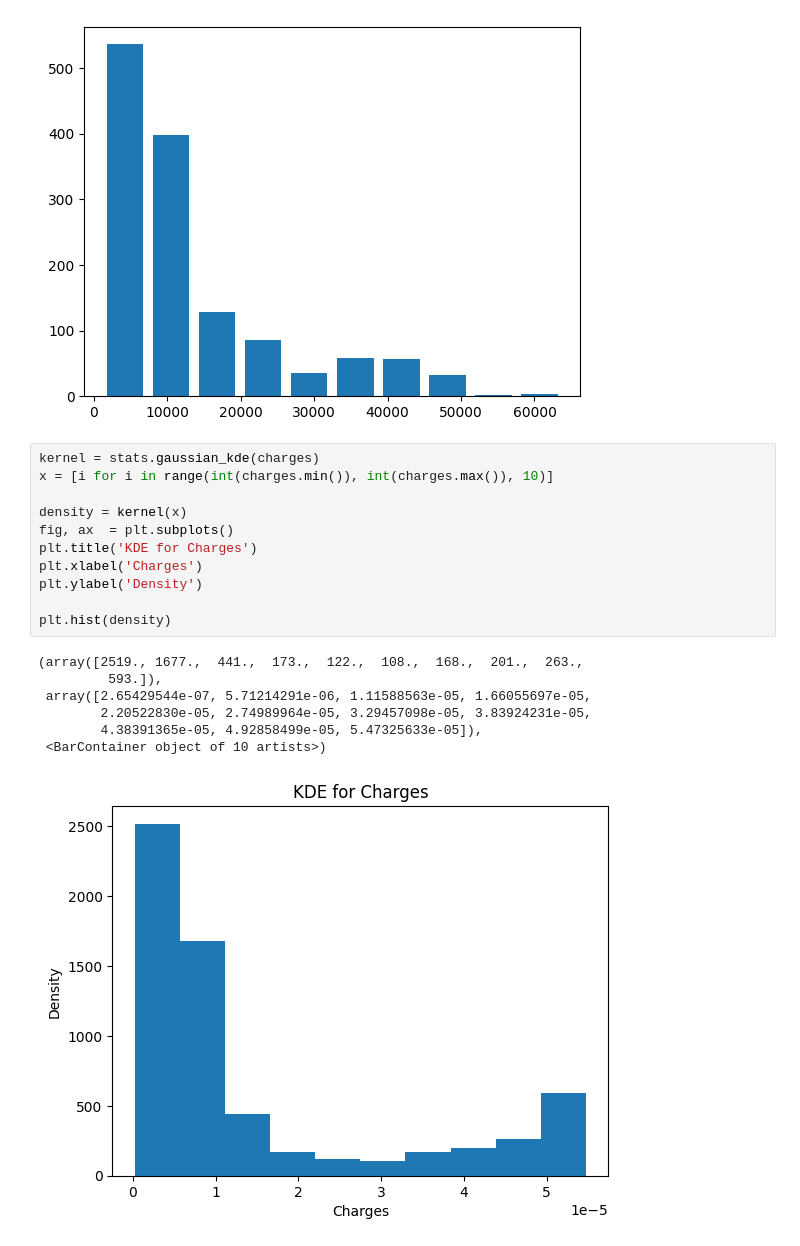
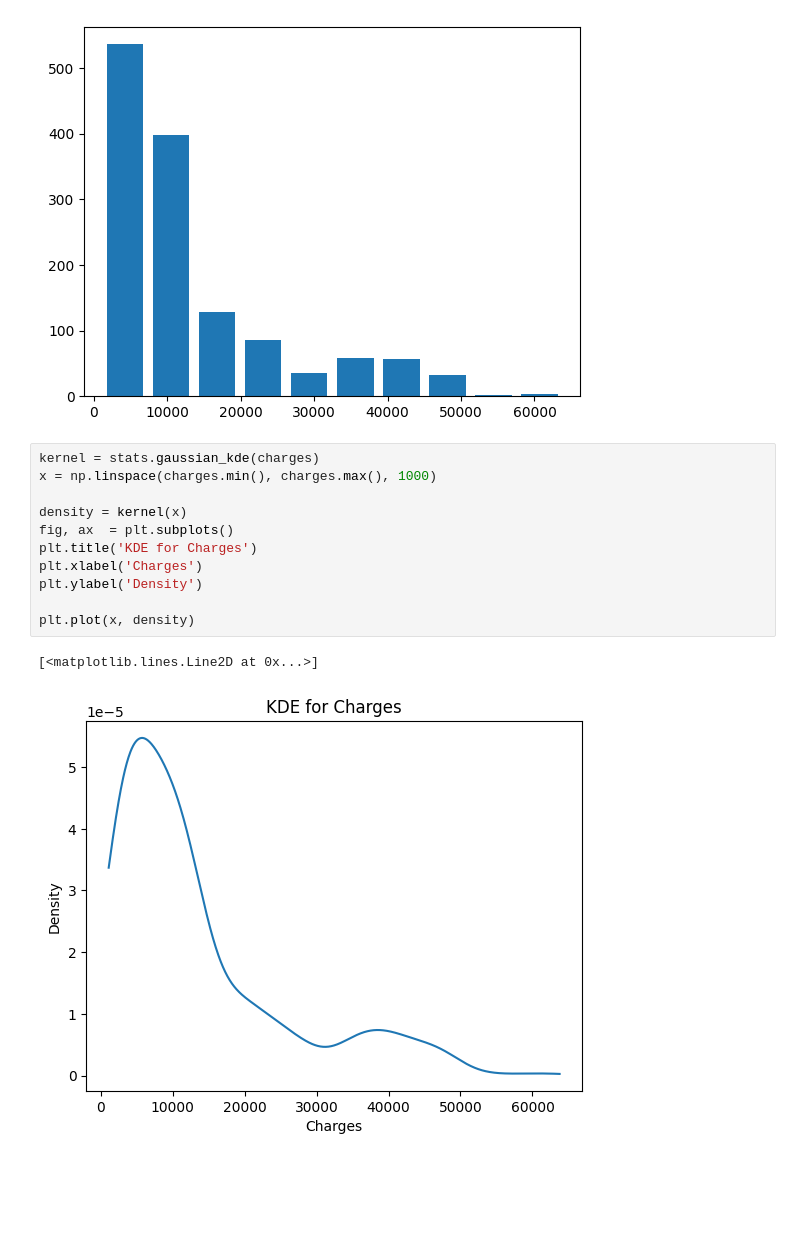
Before and after one commit to Bissapinho/Medical-costs-prediction-model, a Jupyter notebook: code/EDA.ipynb, the cells around one changed output. Saved outputs shown, nothing was run; the diff lists cells and outputs as text; blank space fills up the shorter version.

```diff
--- a/code/EDA.ipynb
+++ b/code/EDA.ipynb
@@ -28,20 +36,15 @@ plt.hist(charges, bins = 10, rwidth=0.8)
 [figure]
 # %%
 kernel = stats.gaussian_kde(charges)
-x = [i for i in range(int(charges.min()), int(charges.max()), 10)]
+x = np.linspace(charges.min(), charges.max(), 1000)
 
 density = kernel(x)
 fig, ax  = plt.subplots()
 plt.title('KDE for Charges')
 plt.xlabel('Charges')
 plt.ylabel('Density')
 
-plt.hist(density)
+plt.plot(x, density)
 # %% [output]
-(array([2519., 1677.,  441.,  173.,  122.,  108.,  168.,  201.,  263.,
-         593.]),
- array([2.65429544e-07, 5.71214291e-06, 1.11588563e-05, 1.66055697e-05,
-        2.20522830e-05, 2.74989964e-05, 3.29457098e-05, 3.83924231e-05,
-        4.38391365e-05, 4.92858499e-05, 5.47325633e-05]),
- <BarContainer object of 10 artists>)
+[<matplotlib.lines.Line2D at 0x...>]
-[figure, old version]
+[figure, new version]
```
Also changed, not shown: parts of 15 cells of this notebook.
